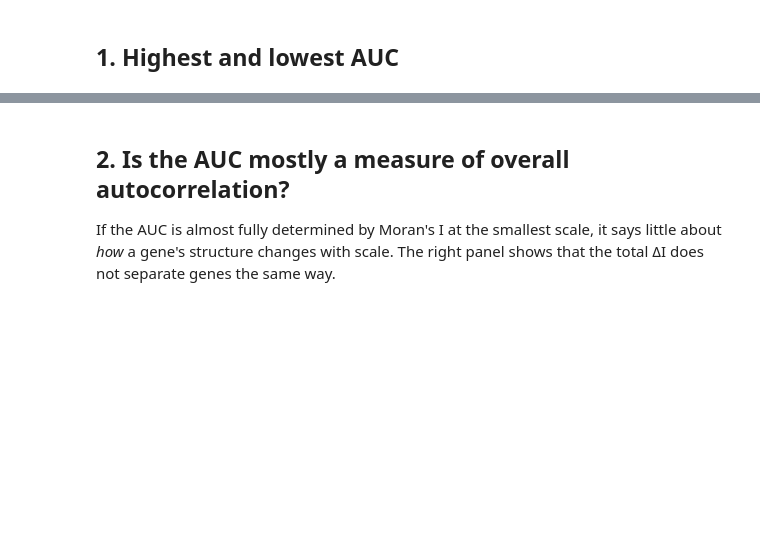
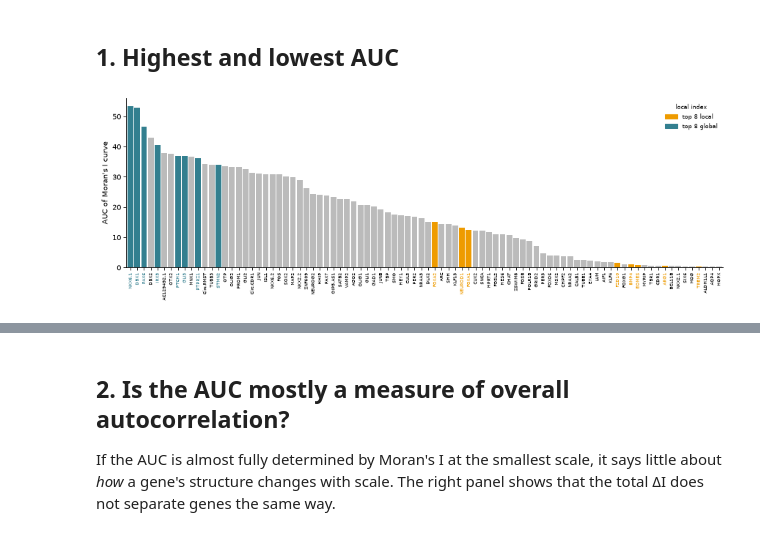
Before and after one commit to theislab/InterScale_reproducibility, a Jupyter notebook: notebooks/legnini_23/3b_moran_local_global.ipynb, the cells around one changed output, grey strips where cells are left out. Drawn from its saved outputs; the diff is of its cells as text; code cells hidden in the pictures; blank space fills up the shorter version.

```diff
--- a/notebooks/legnini_23/3b_moran_local_global.ipynb
+++ b/notebooks/legnini_23/3b_moran_local_global.ipynb
@@ -29,16 +29,17 @@ import yaml
 from scipy.stats import spearmanr
 
 import matplotlib.pyplot as plt
+import interscale as isc
 
 import scanpy as sc
 
 ROOT = Path.cwd()
-while not (ROOT / "src" / "moran_scale.py").exists():
+while not (ROOT / "src" / "tl" / "moran.py").exists():
     if ROOT == ROOT.parent:
         raise FileNotFoundError("Run this notebook from inside the InterScale_reproducibility repository.")
     ROOT = ROOT.parent
 sys.path.insert(0, str(ROOT))
-from src.moran_scale import moran_auc, moran_delta, moran_profile, radii_from_knn  # noqa: E402
+from src import pl, tl  # noqa: E402
 # %% [markdown]
 ## Configuration
 # %%
@@ -104,2 +138,6 @@ display(stats.round(3).head(10))
 # %% [markdown]
 ## 1. Highest and lowest AUC
+# %%
+isc.pl.moran_auc(adata_cond, n_top=8)
+# %% [output]
+[figure, added]
```
Also changed, not shown: parts of 15 cells of this notebook, 32 other files.
